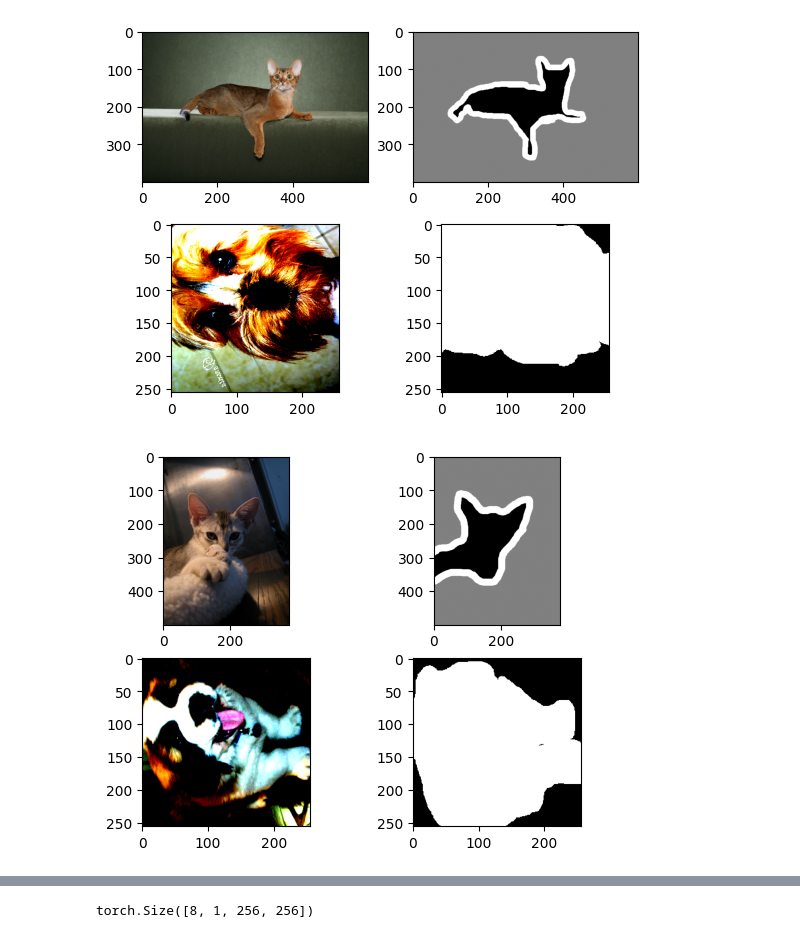
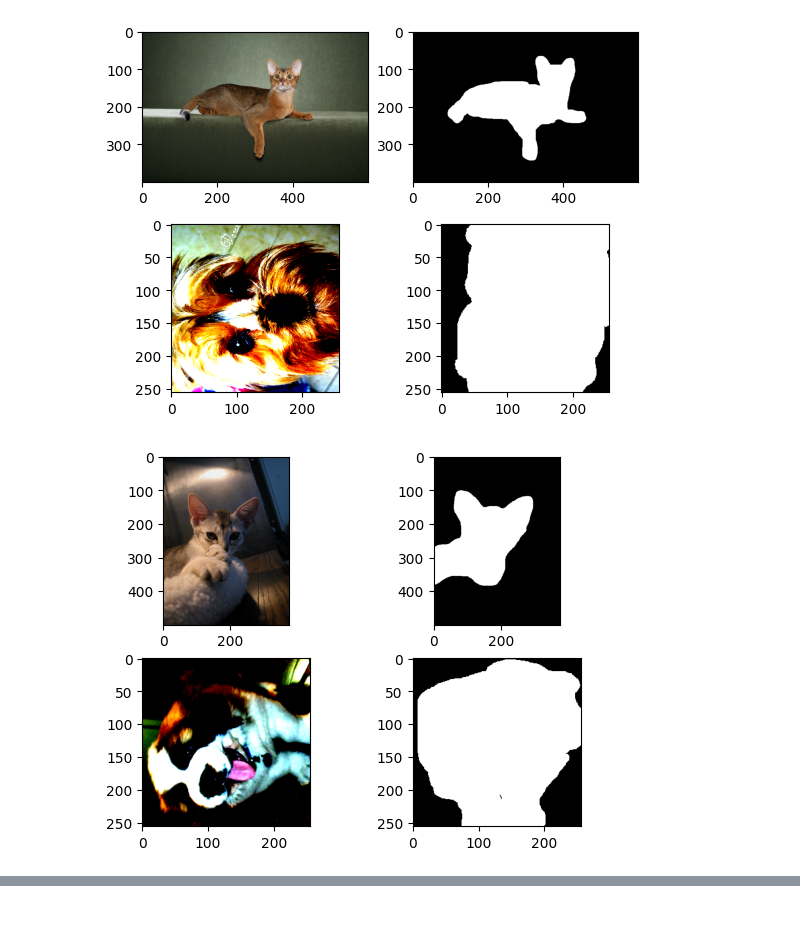
Before and after one commit to shazakam/ImageSegmentation, a Jupyter notebook: unet_test.ipynb, the cells around one changed output, grey strips where cells are left out. Saved outputs shown, nothing was run; the diff lists cells and outputs as text; code cells hidden in the pictures.

```diff
--- a/unet_test.ipynb
+++ b/unet_test.ipynb
@@ -58,16 +63,16 @@ train_dataset, val_dataset, test_dataset = load_datasets(input_images,
 # %%
 for i in range(10):
     fig, axes = plt.subplots(2,2)
-    original_img, original_segment = input_images[i], label_images[i]
+    original_img, original_segment = np.asarray(Image.open(input_images[i])), preprocess_mask(np.asarray(Image.open(label_images[i])))
     trans_img, trans_segment = train_dataset.__getitem__(i)
 
     axes[0,0].imshow(original_img)
     axes[0,1].imshow(original_segment, cmap='gray')
 
     axes[1,0].imshow(np.clip(trans_img.T, 0, 1))
-    axes[1,1].imshow(trans_segment.T, cmap='grey')
+    axes[1,1].imshow(np.squeeze(trans_segment), cmap='grey')
 
     plt.show()
 # %% [output]
-[figure, old version]
+[figure, new version]
-[figure, old version]
+[figure, new version]
@@ -96,4 +86,0 @@ y_hat = unet(x_batch)
-# %%
-y_hat.shape
-# %% [output]
-torch.Size([8, 1, 256, 256])
```
Also changed, not shown: parts of 16 cells of this notebook, 4 other files.
